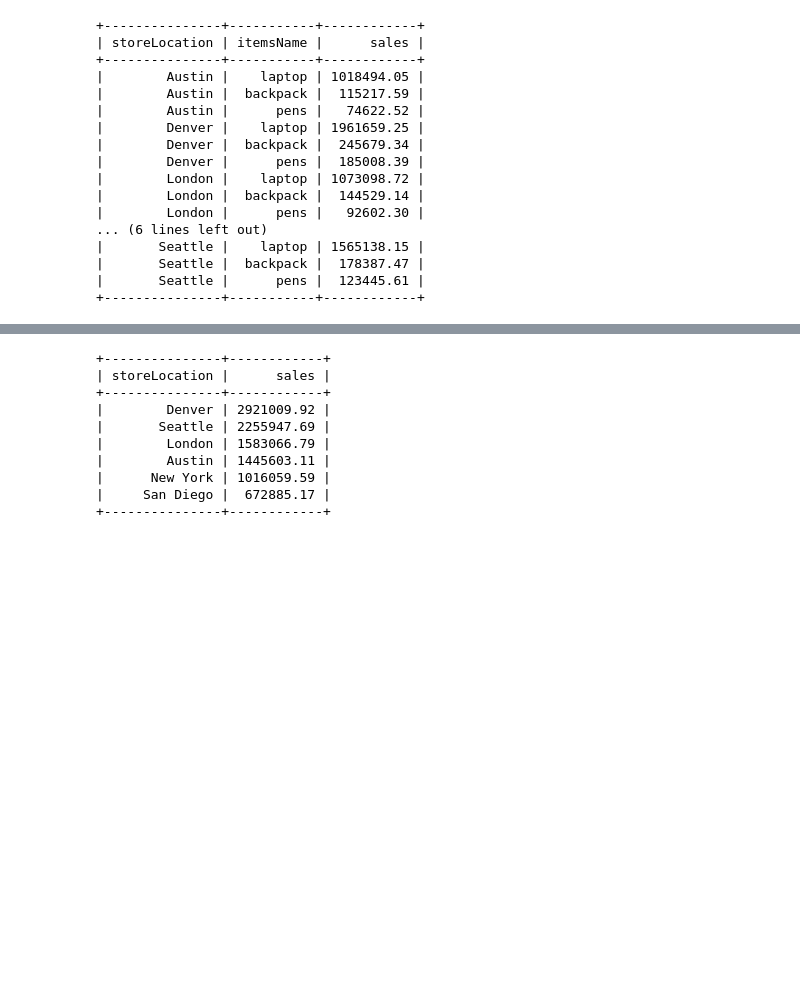
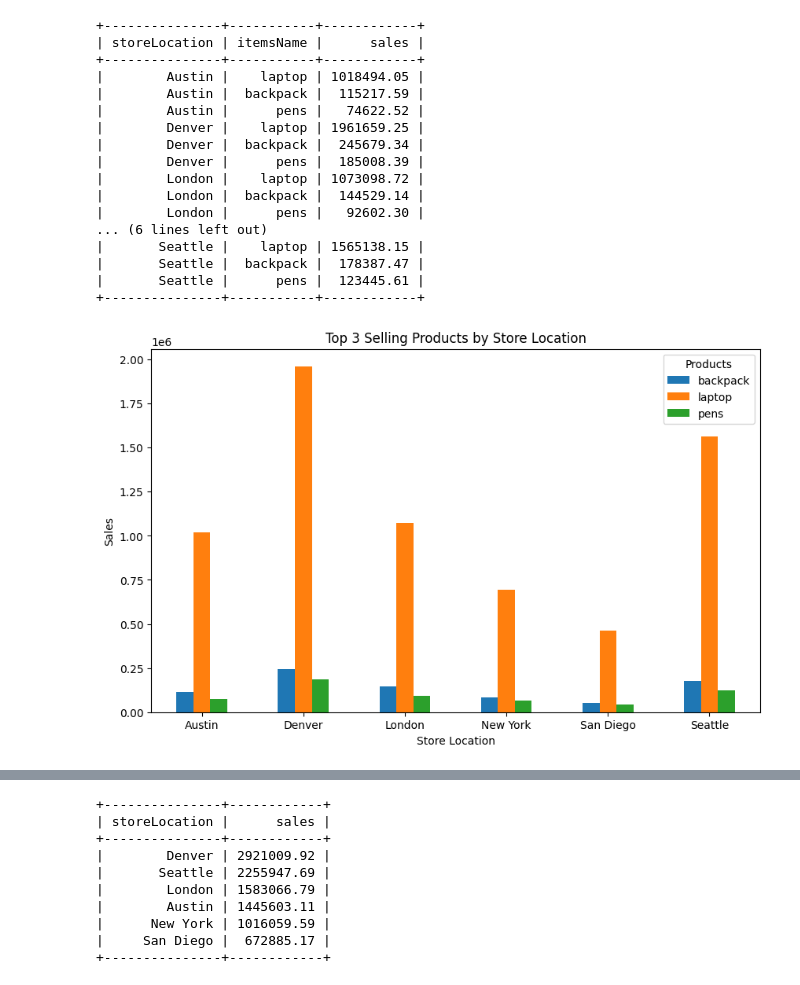
Before and after one commit to Tanat04/MongoDB-Supplies-Data-Analysis, a Jupyter notebook: supplies-data-analysis.ipynb, the cells around one changed output, grey strips where cells are left out. Drawn from its saved outputs; the diff is of its cells as text; code cells hidden in the pictures; blank space fills up the shorter version.

```diff
--- a/supplies-data-analysis.ipynb
+++ b/supplies-data-analysis.ipynb
@@ -168,9 +188,9 @@ top_3_products_by_store = top_3_products_by_store.groupby('storeLocation').head(
 top_3_products_by_store['sales'] = top_3_products_by_store['sales'].apply(lambda x: f'{x:.2f}')
 
 # Use tabulate to display the formatted DataFrame
-top_3_products_by_store = tabulate(top_3_products_by_store, headers='keys', tablefmt='pretty', showindex=False,stralign="right")
+top_3_products_by_store_table = tabulate(top_3_products_by_store, headers='keys', tablefmt='pretty', showindex=False,stralign="right")
 
-print(top_3_products_by_store)
+print(top_3_products_by_store_table)
 # %% [output]
 +---------------+-----------+------------+
 | storeLocation | itemsName |      sales |
@@ -189,3 +209,30 @@ print(top_3_products_by_store)
 |       Seattle |  backpack |  178387.47 |
 |       Seattle |      pens |  123445.61 |
 +---------------+-----------+------------+
+# %%
+import pandas as pd
+import matplotlib.pyplot as plt
+
+# Sample data (replace with your actual data)
+top_3_products_by_store = top_3_products_by_store
+
+# Ensure the 'sales' column is in numeric format
+top_3_products_by_store['sales'] = top_3_products_by_store['sales'].astype(float)
+
+# Pivot the data for the grouped bar chart
+pivot_data = top_3_products_by_store.pivot(index='storeLocation', columns='itemsName', values='sales')
+
+# Plot the grouped bar chart
+ax = pivot_data.plot(kind='bar', stacked=False, figsize=(10, 6))
+
+# Customize the plot
+plt.title('Top 3 Selling Products by Store Location')
+plt.xlabel('Store Location')
+plt.ylabel('Sales')
+plt.legend(title='Products')
+plt.xticks(rotation=0)  # Rotate x-axis labels if needed
+
+# Show the plot
+plt.show()
+# %% [output]
+[figure, added]
```
Also changed, not shown: parts of 19 cells of this notebook.
